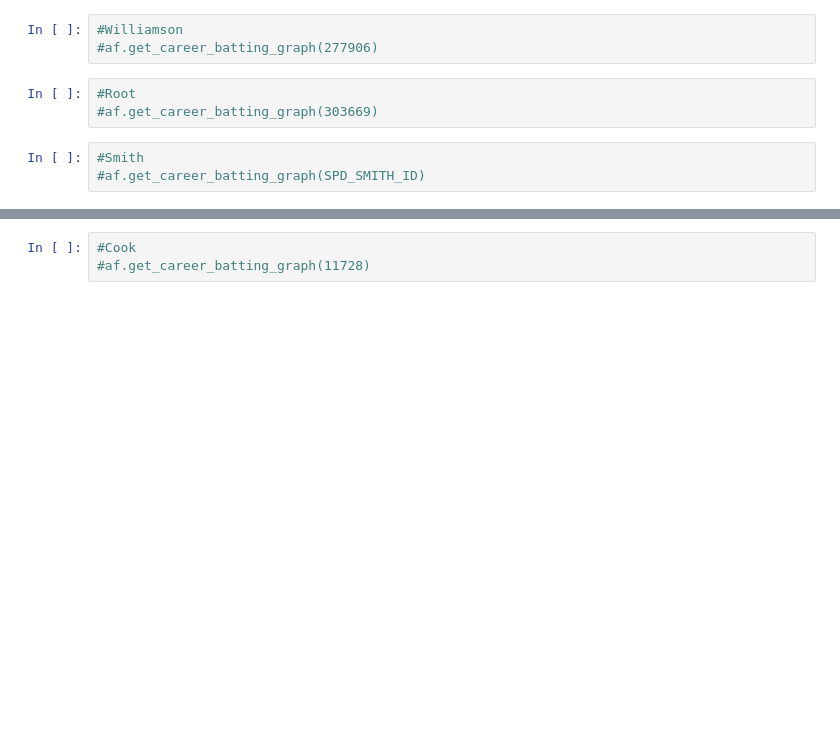
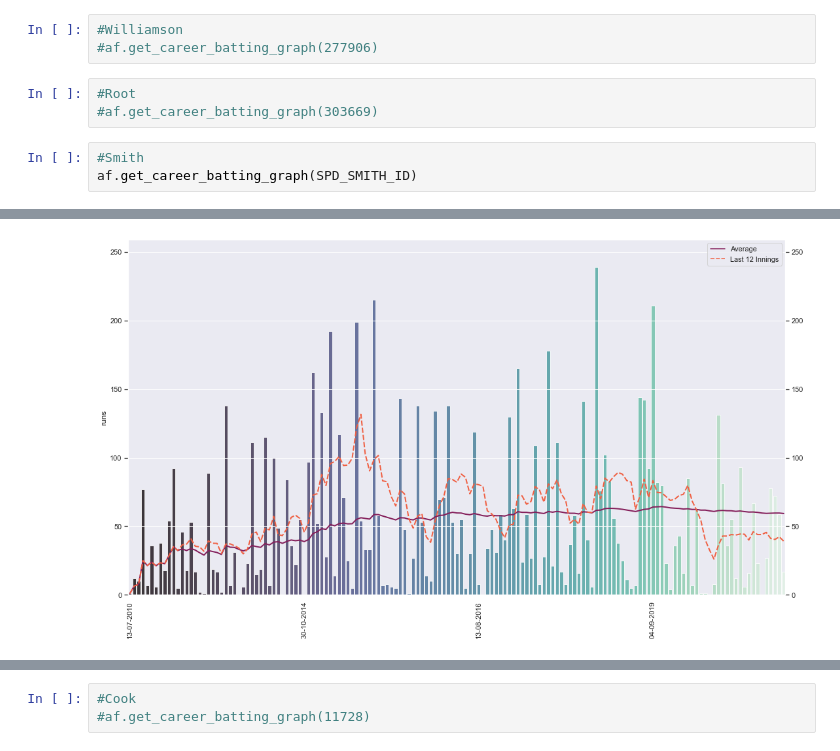
Before and after one commit to abhiramjoshi/cricket_analysis, a Jupyter notebook: codebase/Kohli/kohli_analysis.ipynb, the cells around one changed output, grey strips where cells are left out. Saved outputs shown, nothing was run; the diff lists cells and outputs as text; blank space fills up the shorter version.

```diff
--- a/codebase/Kohli/kohli_analysis.ipynb
+++ b/codebase/Kohli/kohli_analysis.ipynb
@@ -268,4 +271,5 @@ innings[-5:]
 #af.get_career_batting_graph(303669)
 # %%
 #Smith
-#af.get_career_batting_graph(SPD_SMITH_ID)
+af.get_career_batting_graph(SPD_SMITH_ID)
+# %% [output]
@@ -272,2 +293,3 @@ innings[-5:]
+[figure, added]
 # %%
 #Kohli
```
Also changed, not shown: parts of 16 cells of this notebook, 1 other file.
